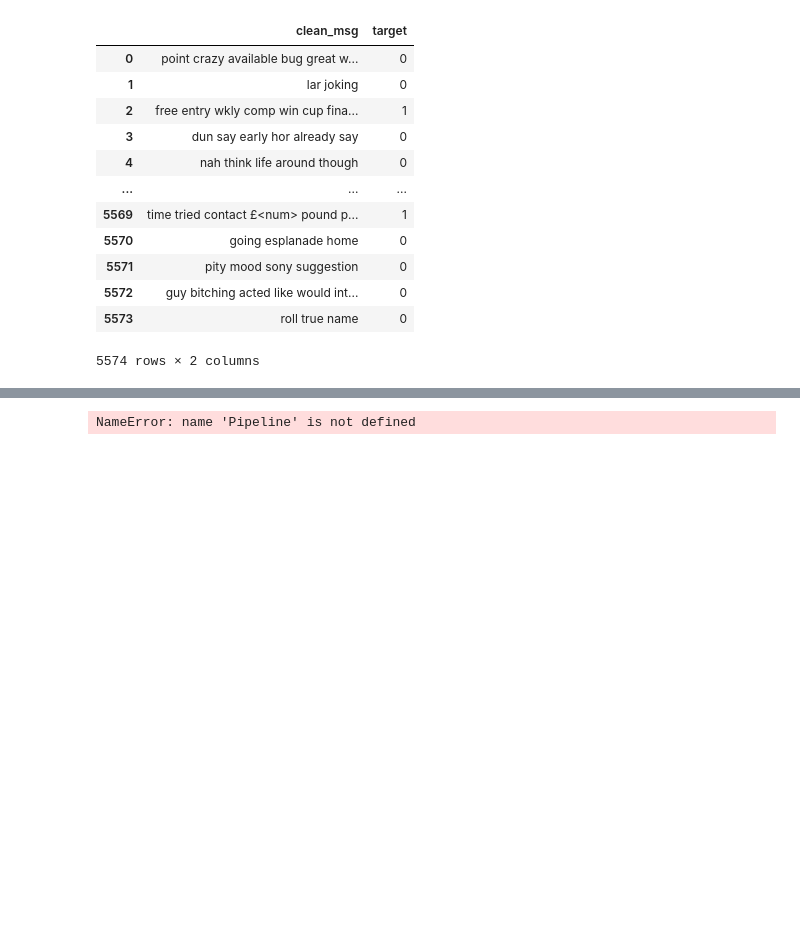
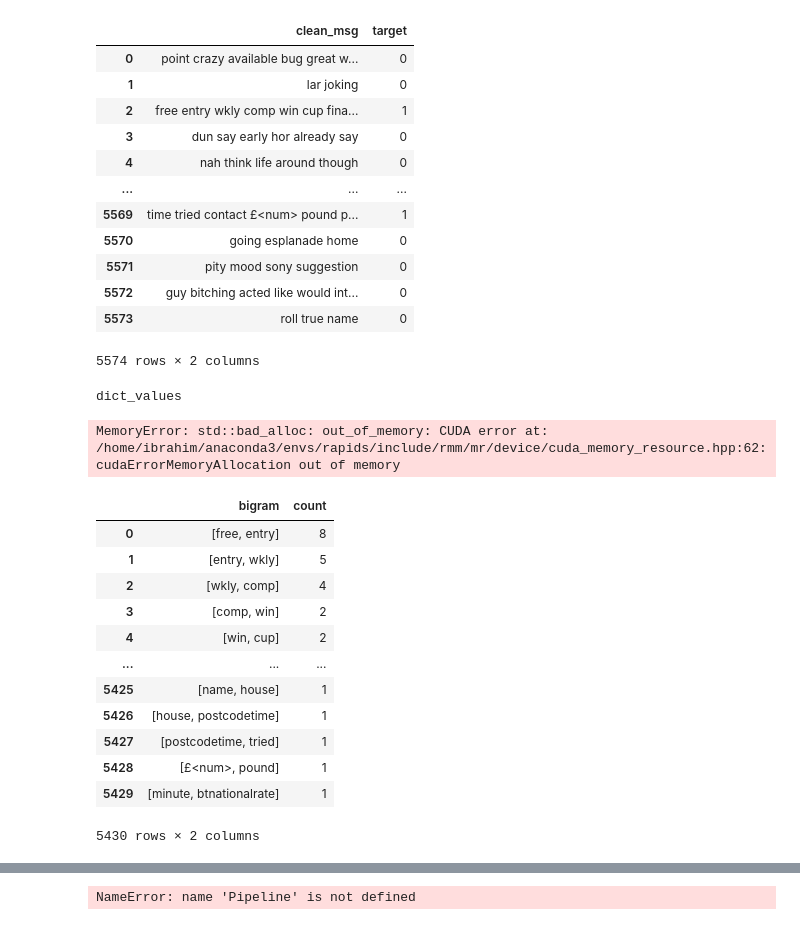
Before and after one commit to ibitec7/sms-scams, a Jupyter notebook: spam.ipynb, the cells around one changed output, grey strips where cells are left out. Cells and saved outputs as stored; diff of their text form; code cells hidden in the pictures; blank space fills up the shorter version.

```diff
--- a/spam.ipynb
+++ b/spam.ipynb
@@ -59,7 +98,7 @@ class Transformer():
         self.ham_bank = [l for l in df[df["Class"] == "ham"]["Message"]]
         self.spam_urls = [url for msg in self.spam_bank for url in re.findall(r'http[s]:\/\/[\S]+', msg)]
         self.ham_urls = [url for msg in self.ham_bank for url in re.findall(r'http[s]:\/\/[\S]+', msg)]
-        self.features = pd.DataFrame({})
+        self.features = pd.DataFrame({}).to_pandas()
         self.stopwords = set(stopwords.words('english'))
         self.df = df.copy()
         self.lemmatizer = WordNetLemmatizer()
@@ -180,7 +219,7 @@ class Transformer():
 
         return count
 # %%
-f = Transformer(df)
+f = Transformer(df.to_pandas())
 f.clean_msg()
 # %% [output]
 |  | clean_msg | target |
@@ -198,15 +237,37 @@ f.clean_msg()
 5574 rows × 2 columns
 # %%
 spam_bigrams, spam_trigrams, ham_bigrams, ham_trigrams = f.ngrams()
+# %%
+type(spam_bigrams.values())
+# %% [output]
+dict_values
 # %%
-df_spam_bigrams = pd.DataFrame({"bigram": spam_bigrams.keys(), "count": spam_bigrams.values()})
+df_spam_bigrams = pd.DataFrame({"bigram": str(spam_bigrams.keys()), "count": spam_bigrams.values()})
 df_spam_bigrams.to_csv("spam_bigrams.csv")
-df_spam_trigrams = pd.DataFrame({"trigram": spam_trigrams.keys(), "count": spam_trigrams.values()})
+df_spam_trigrams = pd.DataFrame({"trigram": str(spam_trigrams.keys()), "count": spam_trigrams.values()})
 df_spam_trigrams.to_csv("spam_trigrams.csv")
-df_ham_bigrams = pd.DataFrame({"bigrams": ham_bigrams.keys(), "count": ham_bigrams.values()})
+df_ham_bigrams = pd.DataFrame({"bigrams": str(ham_bigrams.keys()), "count": ham_bigrams.values()})
 df_ham_bigrams.to_csv("ham_bigrams.csv")
-df_ham_trigrams = pd.DataFrame({"trigrams": ham_trigrams.keys(), "count": ham_trigrams.values()})
+df_ham_trigrams = pd.DataFrame({"trigrams": str(ham_trigrams.keys()), "count": ham_trigrams.values()})
 df_ham_trigrams.to_csv("ham_trigrams.csv")
+# %% [output]
+MemoryError: std::bad_alloc: out_of_memory: CUDA error at: /home/ibrahim/anaconda3/envs/rapids/include/rmm/mr/device/cuda_memory_resource.hpp:62: cudaErrorMemoryAllocation out of memory
+# %%
+df_spam_bigrams
+# %% [output]
+|  | bigram | count |
+| 0 | [free, entry] | 8 |
+| 1 | [entry, wkly] | 5 |
+| 2 | [wkly, comp] | 4 |
+| 3 | [comp, win] | 2 |
+| 4 | [win, cup] | 2 |
+| ... | ... | ... |
+| 5425 | [name, house] | 1 |
+| 5426 | [house, postcodetime] | 1 |
+| 5427 | [postcodetime, tried] | 1 |
+| 5428 | [£<num>, pound] | 1 |
+| 5429 | [minute, btnationalrate] | 1 |
+5430 rows × 2 columns
 # %%
 f.feature_eng()
 # %% [output]
```
Also changed, not shown: parts of 3 cells of this notebook, 7 other files.
